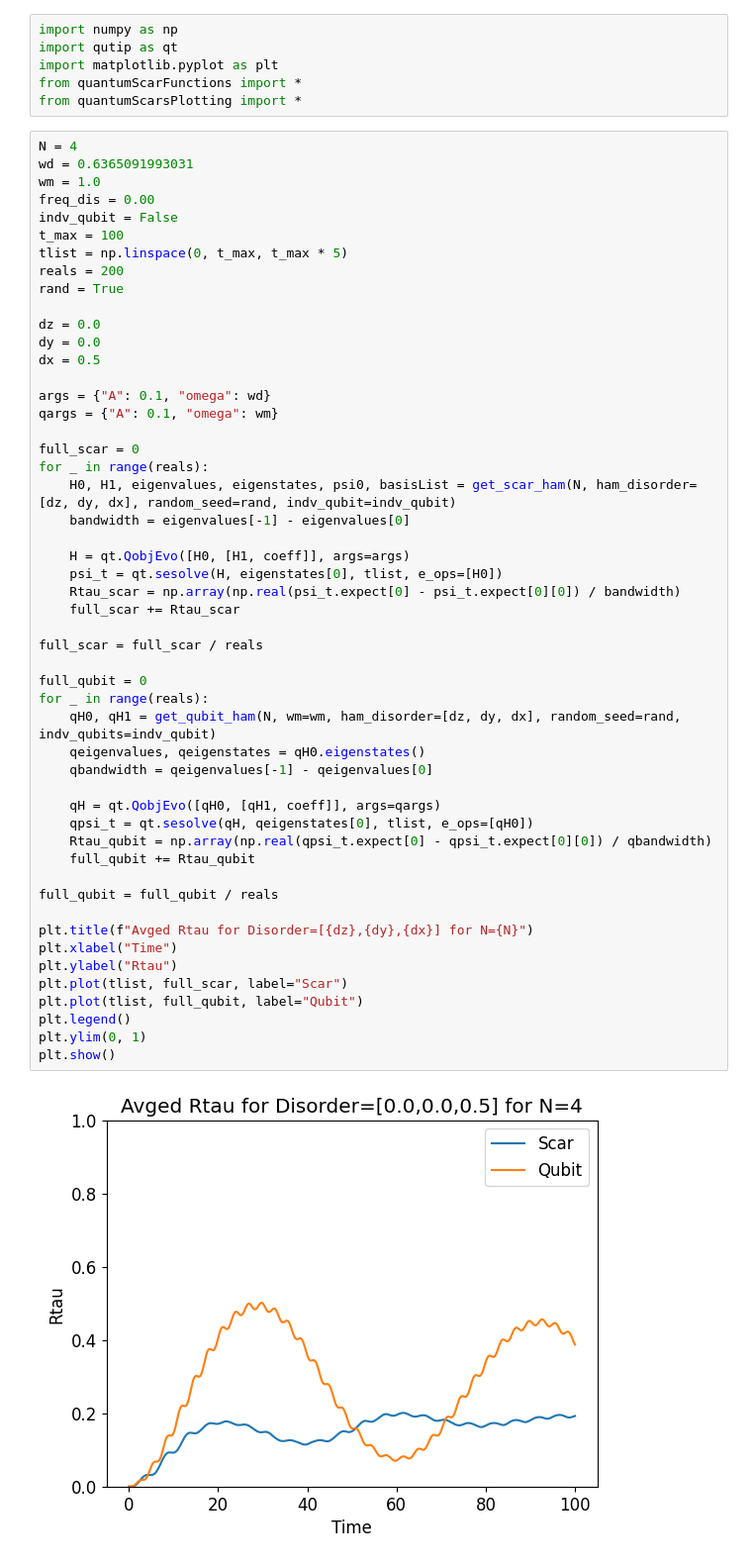
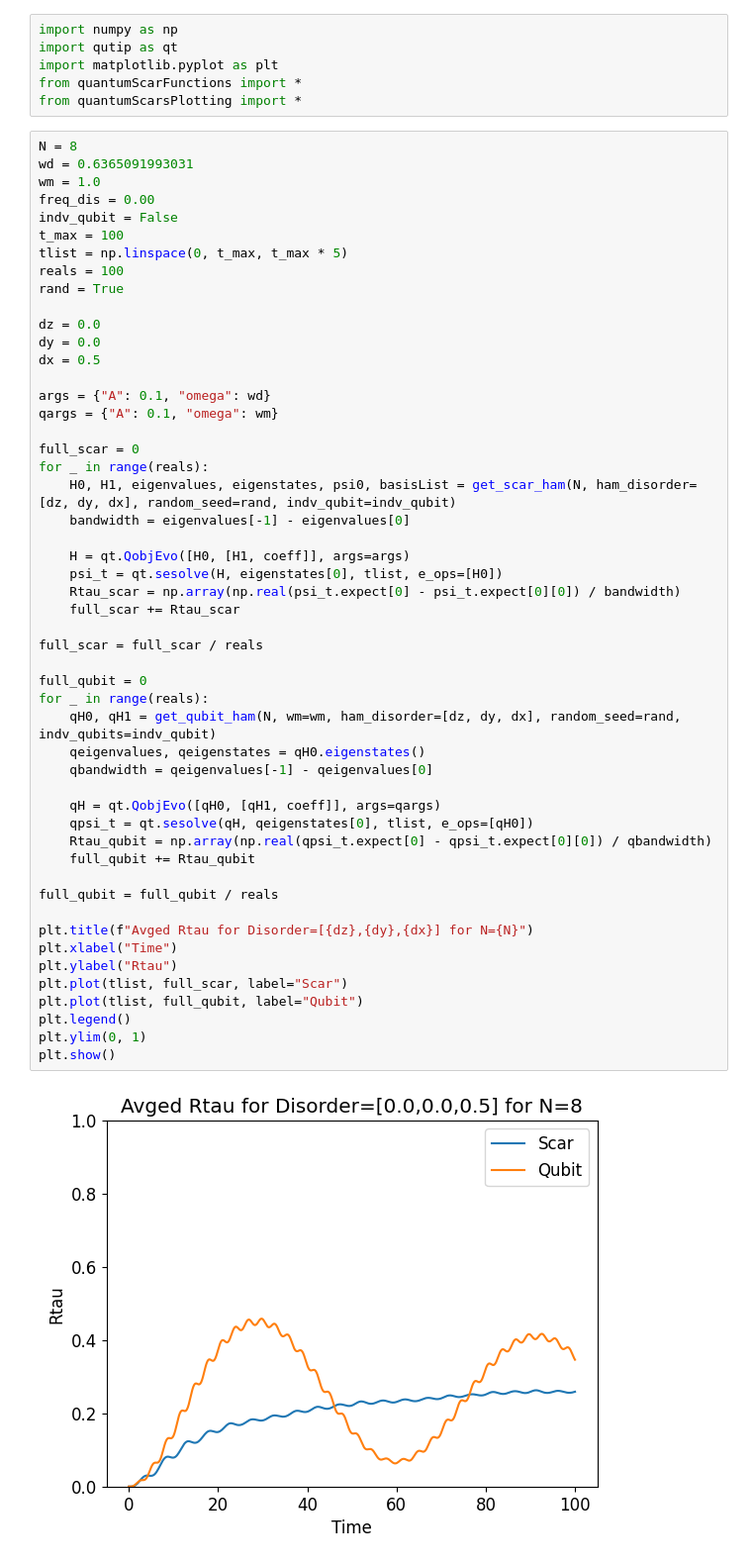
Before and after one commit to Idden/Quantum-Internship, a Jupyter notebook: Quantum_Batteries_Scars/disorder_tests/not_so_incredible_plot.ipynb, the cells around one changed output. Shown at 99% size. Drawn from its saved outputs; the diff is of its cells as text.

```diff
--- a/Quantum_Batteries_Scars/disorder_tests/not_so_incredible_plot.ipynb
+++ b/Quantum_Batteries_Scars/disorder_tests/not_so_incredible_plot.ipynb
@@ -5,14 +5,14 @@ import matplotlib.pyplot as plt
 from quantumScarFunctions import *
 from quantumScarsPlotting import *
 # %%
-N = 4
+N = 8
 wd = 0.6365091993031
 wm = 1.0
 freq_dis = 0.00
 indv_qubit = False
 t_max = 100
 tlist = np.linspace(0, t_max, t_max * 5)
-reals = 200
+reals = 100
 rand = True
 
 dz = 0.0
@@ -29,32 +29,32 @@ for _ in range(reals):
 
     H = qt.QobjEvo([H0, [H1, coeff]], args=args)
     psi_t = qt.sesolve(H, eigenstates[0], tlist, e_ops=[H0])
     Rtau_scar = np.array(np.real(psi_t.expect[0] - psi_t.expect[0][0]) / bandwidth)
     full_scar += Rtau_scar
 
 full_scar = full_scar / reals
 
 full_qubit = 0
 for _ in range(reals):
     qH0, qH1 = get_qubit_ham(N, wm=wm, ham_disorder=[dz, dy, dx], random_seed=rand, indv_qubits=indv_qubit)
     qeigenvalues, qeigenstates = qH0.eigenstates()
     qbandwidth = qeigenvalues[-1] - qeigenvalues[0]
 
     qH = qt.QobjEvo([qH0, [qH1, coeff]], args=qargs)
     qpsi_t = qt.sesolve(qH, qeigenstates[0], tlist, e_ops=[qH0])
     Rtau_qubit = np.array(np.real(qpsi_t.expect[0] - qpsi_t.expect[0][0]) / qbandwidth)
     full_qubit += Rtau_qubit
 
 full_qubit = full_qubit / reals
 
 plt.title(f"Avged Rtau for Disorder=[{dz},{dy},{dx}] for N={N}")
 plt.xlabel("Time")
 plt.ylabel("Rtau")
 plt.plot(tlist, full_scar, label="Scar")
 plt.plot(tlist, full_qubit, label="Qubit")
 plt.legend()
 plt.ylim(0, 1)
 plt.show()
 # %% [output]
-[figure, old version]
+[figure, new version]
 # %%
```
Also changed, not shown: parts of 3 cells of this notebook, 5 other files.
